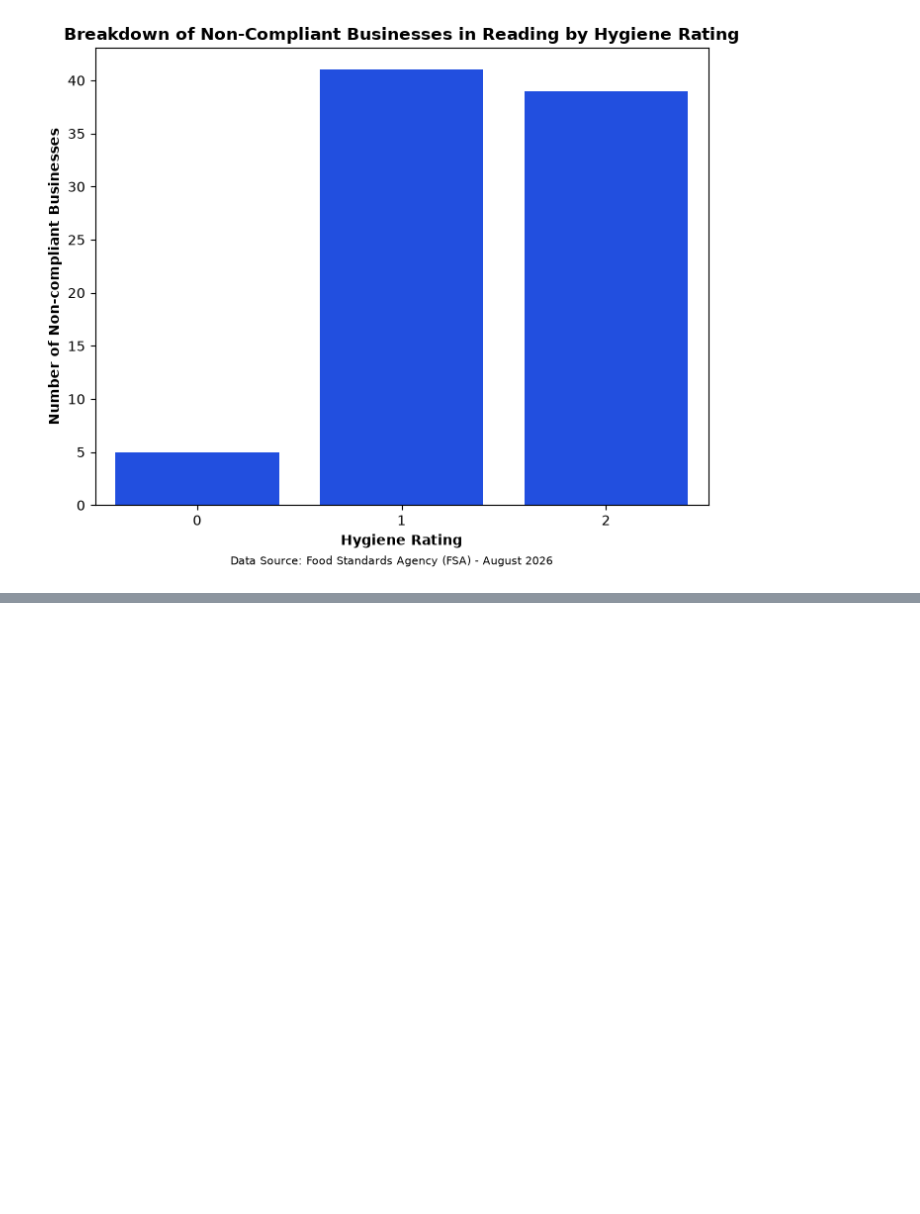
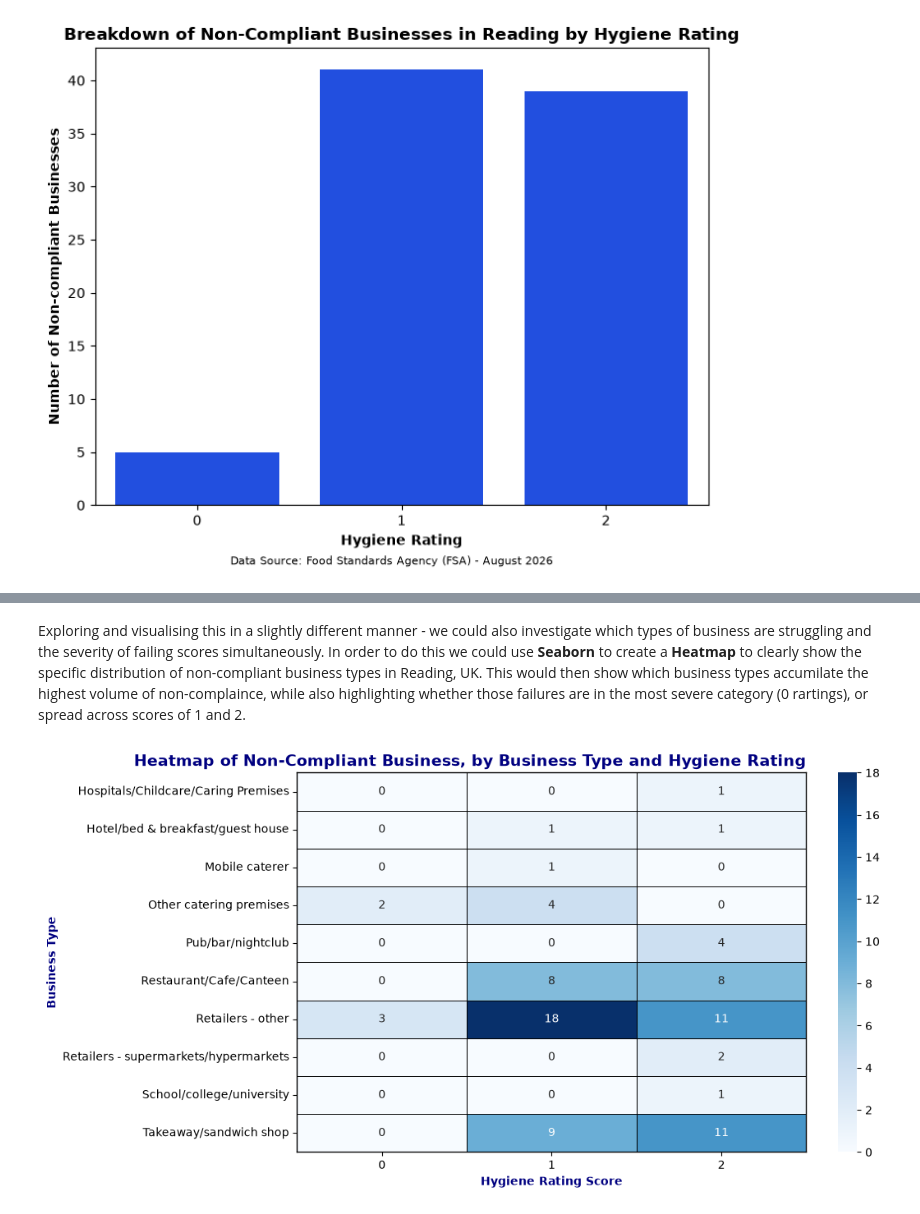
Before and after one commit to danb160/reading_food_hygiene_analysis, a Jupyter notebook: jupyter_notebooks/rfh_analysis_and_visualisations.ipynb, the cells around one changed output, grey strips where cells are left out. Drawn from its saved outputs; the diff is of its cells as text; code cells hidden in the pictures; blank space fills up the shorter version.

```diff
--- a/jupyter_notebooks/rfh_analysis_and_visualisations.ipynb
+++ b/jupyter_notebooks/rfh_analysis_and_visualisations.ipynb
@@ -204,0 +263,26 @@ plt.show()
+# %% [markdown]
+Exploring and visualising this in a slightly different manner - we could also investigate which types of business are struggling and the severity of failing scores simultaneously.
+In order to do this we could use **Seaborn** to create a **Heatmap** to clearly show the specific distribution of non-compliant business types in Reading, UK.
+This would then show which business types accumilate the highest volume of non-complaince, while also highlighting whether those failures are in the most severe category (0 rartings), or spread across scores of 1 and 2.
+# %%
+# Group business types by their hygiene ratings (0, 1, and 2)
+heatmap_data = pd.crosstab(non_compliant_df['BusinessType'], non_compliant_df['RatingValue'])
+
+# Create the heatmap
+plt.figure(figsize=(10,6))
+sns.heatmap(heatmap_data, annot=True, cmap='Blues', fmt='d', linecolor='black', linewidths=0.5)
+
+# Labelling
+plt.title('Heatmap of Non-Compliant Business, by Business Type and Hygiene Rating', fontsize=14, fontweight='bold', loc='right', color='navy')
+plt.xlabel('Hygiene Rating Score', fontweight='bold', color='navy')
+plt.ylabel('Business Type', fontweight='bold', color='navy')
+
+#Force Matplotlib to show the bottom and right borders of the heatmap
+for _, spine in plt.gca().spines.items():
+    spine.set_visible(True)
+    spine.set_color('black')
+    spine.set_linewidth(1)
+
+plt.show()
+# %% [output]
+[figure, added]
```
Also changed, not shown: parts of 10 cells of this notebook.
